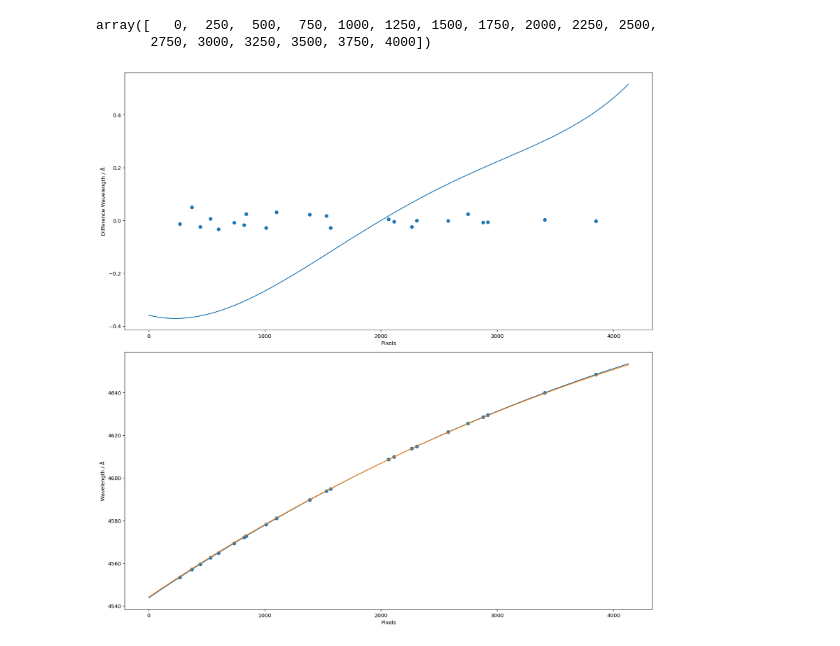
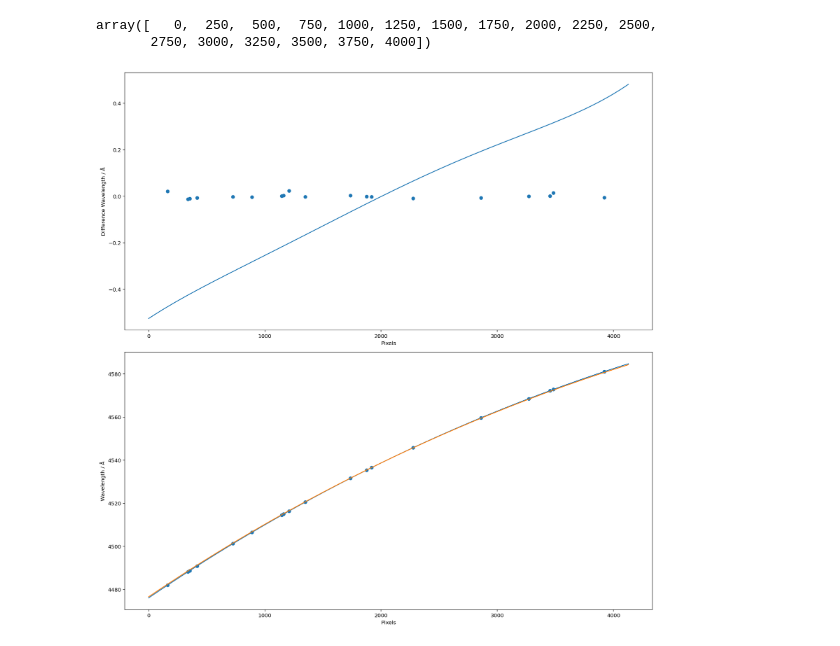
Before and after one commit to svenbuder/velocereduction, a Jupyter notebook: VeloceReduction/veloce_reference_data/thxe_pixels_and_positions/test_pixel_wavelength_mapping.ipynb, the cells around one changed output. Saved outputs shown, nothing was run; the diff lists cells and outputs as text; code cells hidden in the pictures.

Commit message:
ccd 2, order 134 and 135

```diff
--- a/VeloceReduction/veloce_reference_data/thxe_pixels_and_positions/test_pixel_wavelength_mapping.ipynb
+++ b/VeloceReduction/veloce_reference_data/thxe_pixels_and_positions/test_pixel_wavelength_mapping.ipynb
@@ -105,6 +105,6 @@ np.arange(0,4128,250)
 array([   0,  250,  500,  750, 1000, 1250, 1500, 1750, 2000, 2250, 2500,
        2750, 3000, 3250, 3500, 3750, 4000])
 # %%
-plot_new_vs_tinney(order_name = 'ccd_2_order_133', reference_pixel_tinney=2401, shift_tinney=0)
+plot_new_vs_tinney(order_name = 'ccd_2_order_135', reference_pixel_tinney=2401, shift_tinney=0)
 # %% [output]
-[figure, old version]
+[figure, new version]
```
Also changed, not shown: 2 other files.
